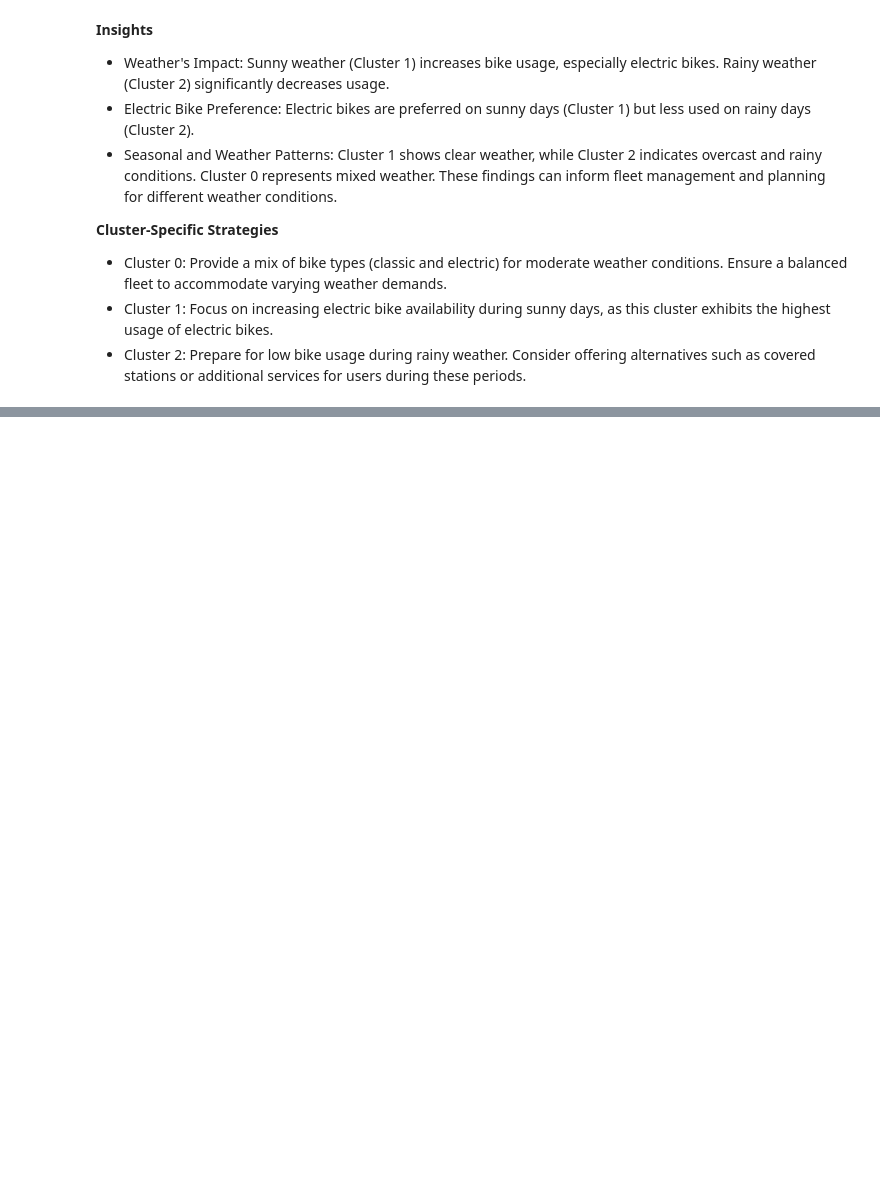
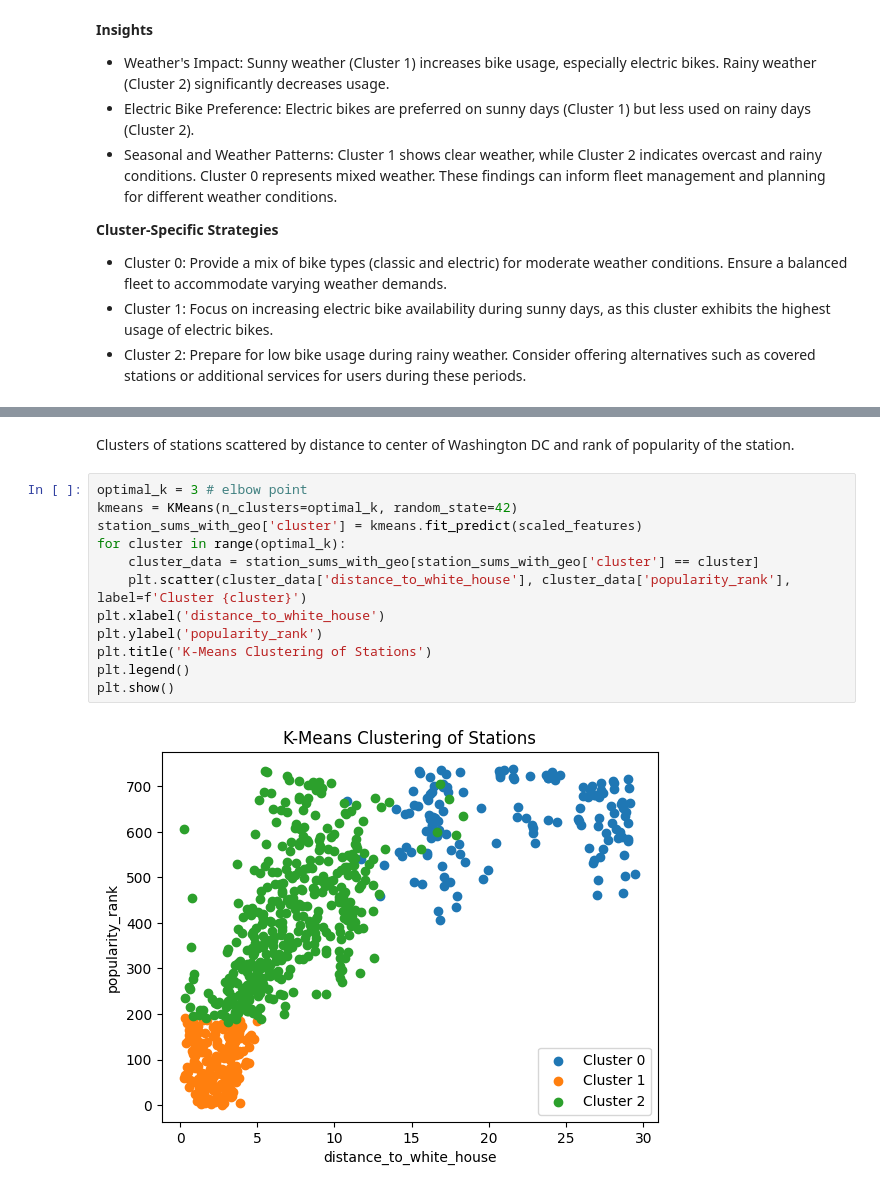
Before and after one commit to Will-Wei7/User-Clustering-on-Capital-bikeshare-dataset, a Jupyter notebook: project_3_machine_learning.ipynb, the cells around one changed output, grey strips where cells are left out. Cells and saved outputs as stored; diff of their text form; blank space fills up the shorter version.

```diff
--- a/project_3_machine_learning.ipynb
+++ b/project_3_machine_learning.ipynb
@@ -916,0 +1180,16 @@ Name: count, dtype: int64
+# %% [markdown]
+Clusters of stations scattered by distance to center of Washington DC and rank of popularity of the station.
+# %%
+optimal_k = 3 # elbow point
+kmeans = KMeans(n_clusters=optimal_k, random_state=42)
+station_sums_with_geo['cluster'] = kmeans.fit_predict(scaled_features)
+for cluster in range(optimal_k):
+    cluster_data = station_sums_with_geo[station_sums_with_geo['cluster'] == cluster]
+    plt.scatter(cluster_data['distance_to_white_house'], cluster_data['popularity_rank'], label=f'Cluster {cluster}')
+plt.xlabel('distance_to_white_house')
+plt.ylabel('popularity_rank')
+plt.title('K-Means Clustering of Stations')
+plt.legend()
+plt.show()
+# %% [output]
+[figure, added]
```
Also changed, not shown: parts of 39 cells of this notebook.
